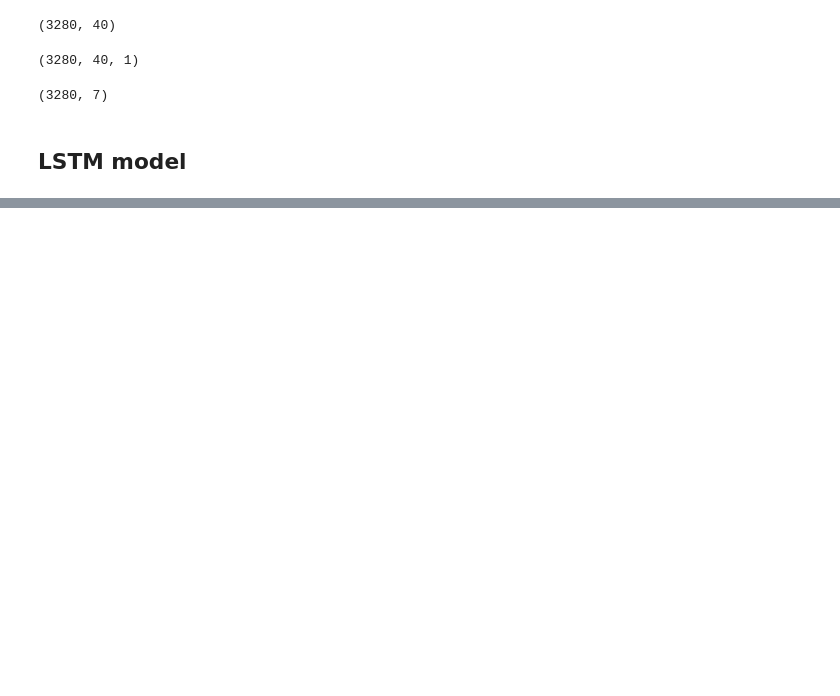
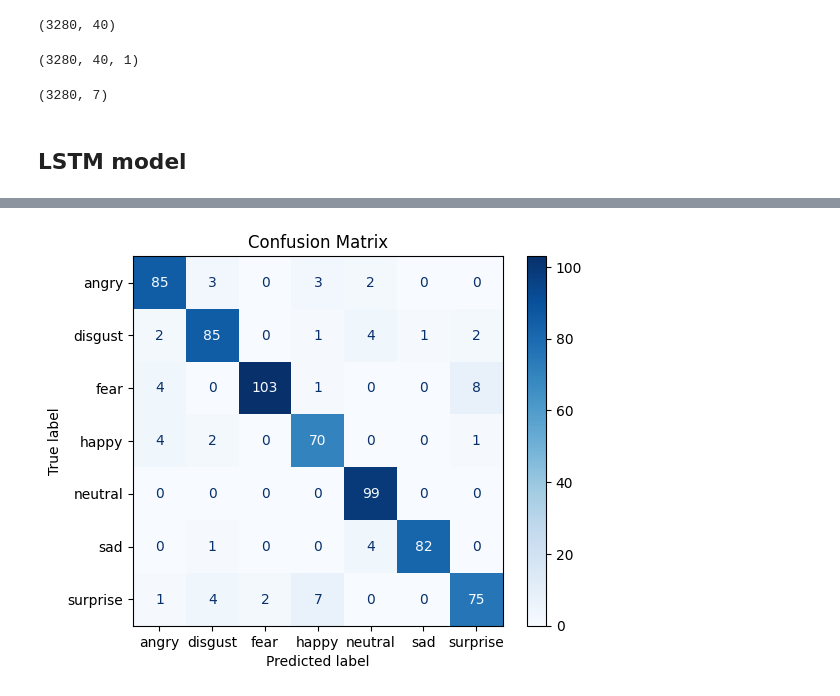
Before and after one commit to aysenur00/VoiceSentimentAnalysis, a Jupyter notebook: VoiceSentimentAnalysis.ipynb, the cells around one changed output, grey strips where cells are left out. Drawn from its saved outputs; the diff is of its cells as text; code cells hidden in the pictures; blank space fills up the shorter version.

```diff
--- a/VoiceSentimentAnalysis.ipynb
+++ b/VoiceSentimentAnalysis.ipynb
@@ -275,0 +293,3 @@ Epoch 3/100
+# %%
+# PREDICTING ON TEST DATA
+y_pred = model.predict(X_test)
@@ -275,0 +298,12 @@ Epoch 3/100
+# %%
+y_pred_classes = np.argmax(y_pred, axis=1)
+y_test_classes = np.argmax(y_test, axis=1)
+# %%
+cm = confusion_matrix(y_test_classes, y_pred_classes)
+# %%
+disp = ConfusionMatrixDisplay(confusion_matrix=cm, display_labels=encoder.categories_[0])
+disp.plot(cmap=plt.cm.Blues)
+plt.title("Confusion Matrix")
+plt.show()
+# %% [output]
+[figure, added]
```
Also changed, not shown: parts of 11 cells of this notebook.
